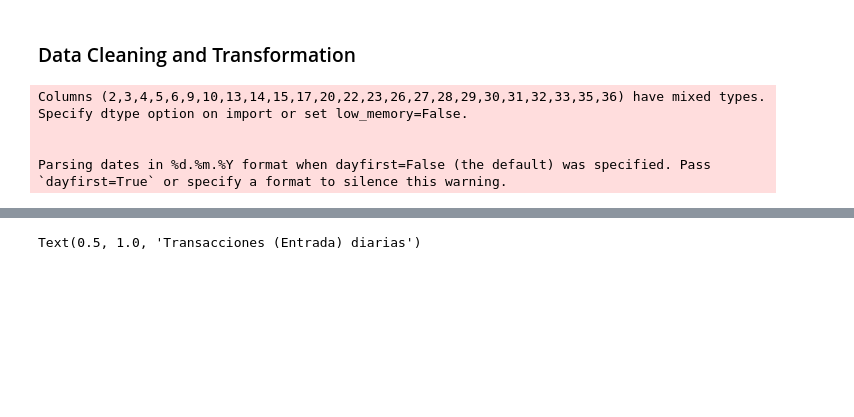
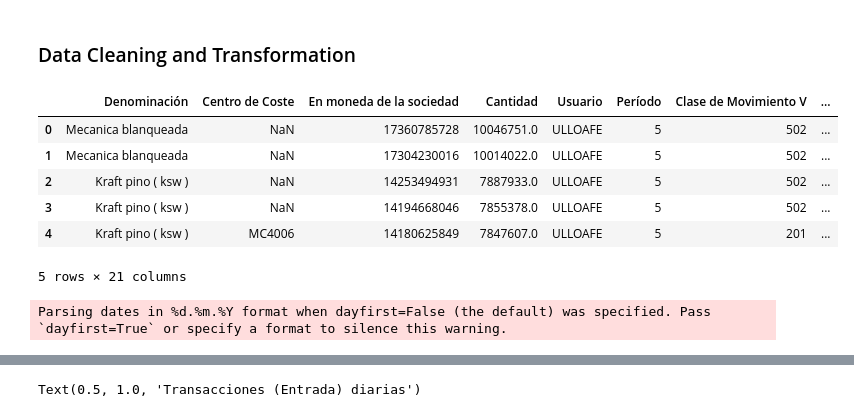
Before and after one commit to danielbenavides-git/PICE, a Jupyter notebook: Data Analysis - SW - S2.ipynb, the cells around one changed output, grey strips where cells are left out. Saved outputs shown, nothing was run; the diff lists cells and outputs as text; code cells hidden in the pictures; blank space fills up the shorter version.

```diff
--- a/Data Analysis - SW - S2.ipynb
+++ b/Data Analysis - SW - S2.ipynb
@@ -54,44 +125,38 @@ Columns (2,3,4,5,6,9,10,13,14,15,17,20,22,23,26,27,28,29,30,31,32,33,35,36) have
 # %% [markdown]
 ### Data Cleaning and Transformation
+# %%
+db = df.copy()
+db.head()
+# %% [output]
+|  | Denominación | Centro de Coste | En moneda de la sociedad | Cantidad | Usuario | Período | Clase de Movimiento V | ... |
+| 0 | Mecanica blanqueada | NaN | 17360785728 | 10046751.0 | ULLOAFE | 5 | 502 | ... |
+| 1 | Mecanica blanqueada | NaN | 17304230016 | 10014022.0 | ULLOAFE | 5 | 502 | ... |
+| 2 | Kraft pino ( ksw ) | NaN | 14253494931 | 7887933.0 | ULLOAFE | 5 | 502 | ... |
+| 3 | Kraft pino ( ksw ) | NaN | 14194668046 | 7855378.0 | ULLOAFE | 5 | 502 | ... |
+| 4 | Kraft pino ( ksw ) | MC4006 | 14180625849 | 7847607.0 | ULLOAFE | 5 | 201 | ... |
+5 rows × 21 columns
 # %%
-df = pd.read_csv("PICE BD 2025 - Joint.csv")
-
-# Drop columns (ignore missing names to avoid KeyError)
-df.drop(columns=["Número de Cuenta",
-                 "Número Documento Referencia",
-                 "Acreedor",
-                 "Número Documento",
-                 "Documento Compras",
-                 "Clase de Documento",
-                 "Clase de Actividad",
-                 "Deudor",
-                 "Elemento PEP",
-                 "Orden"], inplace=True, errors='ignore')
-
 def clean_numeric_series(s: pd.Series) -> pd.Series:
     s = s.astype(str)
     s = s.str.replace(r'[^\d\-\.,]', '', regex=True)
     s = s.str.replace(',', '', regex=False)
     return pd.to_numeric(s, errors='coerce')
 
-df["En moneda de la sociedad"] = clean_numeric_series(df["En moneda de la sociedad"]) / 1_000_000
-df["Cantidad"] = clean_numeric_series(df["Cantidad"]) / 1_000_000
+db["En moneda de la sociedad"] = clean_numeric_series(df["En moneda de la sociedad"]) / 1_000_000
+db["Cantidad"] = clean_numeric_series(df["Cantidad"]) / 1_000
 
-df.rename(columns={"En moneda de la sociedad": "Monto (Millones)",
-                   "Cantidad": "Cantidad (Millones)"}, inplace=True)
+db.rename(columns={"En moneda de la sociedad": "Monto (Millones)",
+                   "Cantidad": "Cantidad (Miles)"}, inplace=True)
 
 # Transform date columns
-df["Fecha Entrada"] = pd.to_datetime(df["Fecha Entrada"], errors='coerce')
-df["Año Entrada"] = df["Fecha Entrada"].dt.year.round(0).astype('Int64')
-df["Mes Entrada"] = df["Fecha Entrada"].dt.month.round(0).astype('Int64')
-df["Dia Entrada"] = df["Fecha Entrada"].dt.day.round(0).astype('Int64')
+db["Fecha Entrada"] = pd.to_datetime(db["Fecha Entrada"], errors='coerce')
+db["Año Entrada"] = db["Fecha Entrada"].dt.year.round(0).astype('Int64')
+db["Mes Entrada"] = db["Fecha Entrada"].dt.month.round(0).astype('Int64')
+db["Dia Entrada"] = db["Fecha Entrada"].dt.day.round(0).astype('Int64')
 
-df["Fecha Valor"] = pd.to_datetime(df["Fecha Valor"], errors='coerce')
-df["Año Valor"] = df["Fecha Valor"].dt.year.round(0).astype('Int64')
-df["Mes Valor"] = df["Fecha Valor"].dt.month.round(0).astype('Int64')
-df["Dia Valor"] = df["Fecha Valor"].dt.day.round(0).astype('Int64')
+db["Fecha Valor"] = pd.to_datetime(db["Fecha Valor"], errors='coerce')
+db["Año Valor"] = db["Fecha Valor"].dt.year.round(0).astype('Int64')
+db["Mes Valor"] = db["Fecha Valor"].dt.month.round(0).astype('Int64')
+db["Dia Valor"] = db["Fecha Valor"].dt.day.round(0).astype('Int64')
 # %% [output]
-Columns (2,3,4,5,6,9,10,13,14,15,17,20,22,23,26,27,28,29,30,31,32,33,35,36) have mixed types. Specify dtype option on import or set low_memory=False.
-
-
 Parsing dates in %d.%m.%Y format when dayfirst=False (the default) was specified. Pass `dayfirst=True` or specify a format to silence this warning.
```
Also changed, not shown: parts of 13 cells of this notebook.
